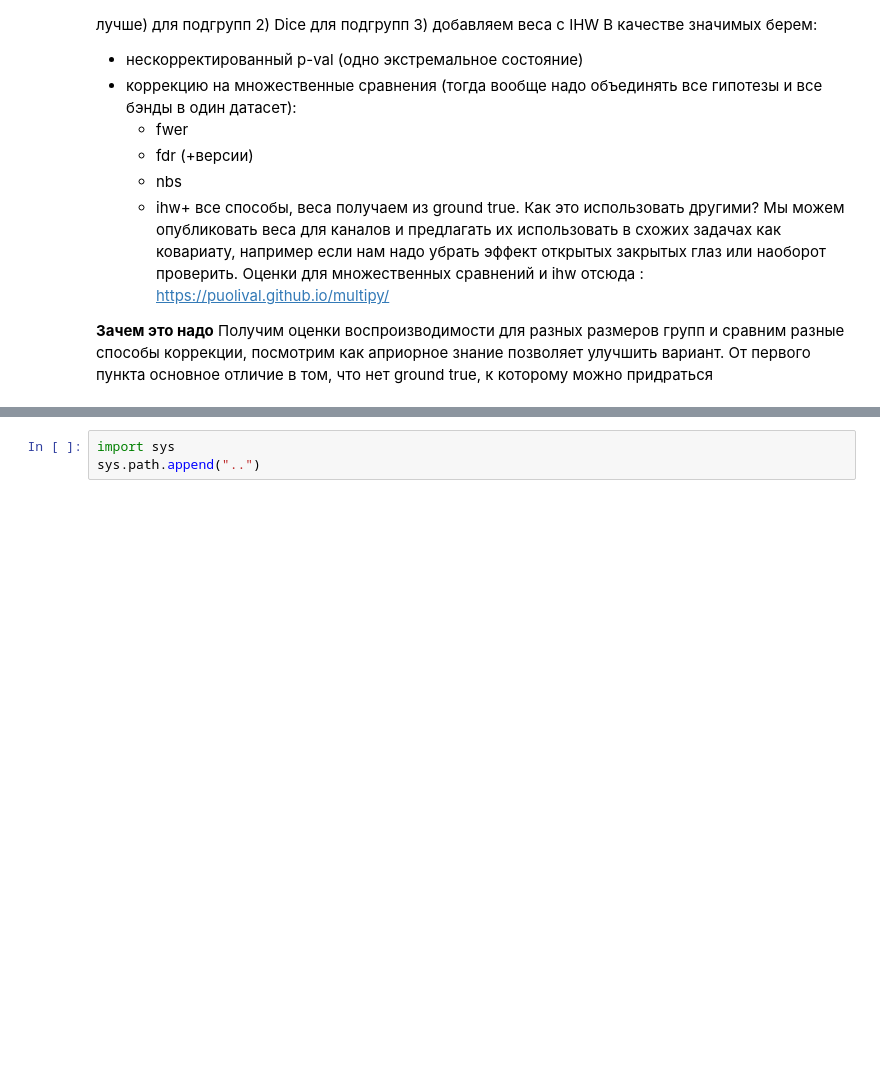
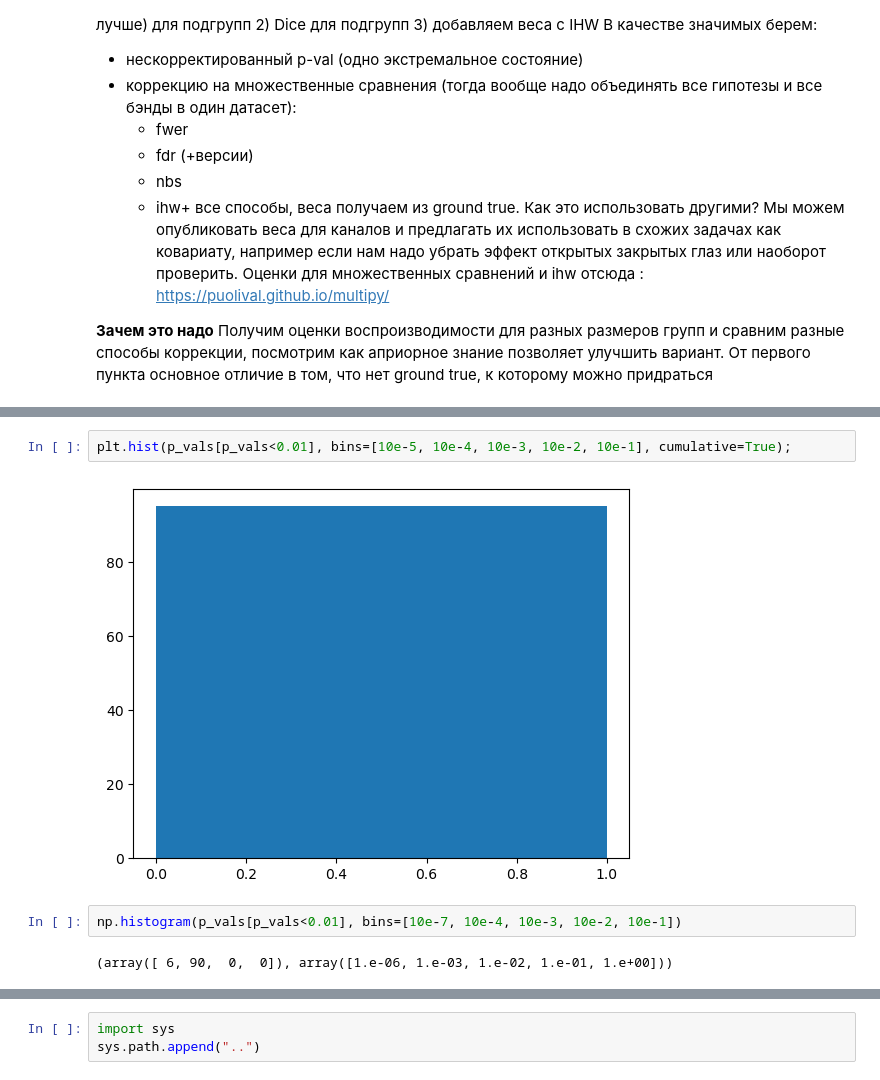
Before and after one commit to iknyazeva/EEGAnalysis, a Jupyter notebook: notebooks/ReproducibilityDiffCorrections.ipynb, the cells around one changed output, grey strips where cells are left out. Cells and saved outputs as stored; diff of their text form; blank space fills up the shorter version.

```diff
--- a/notebooks/ReproducibilityDiffCorrections.ipynb
+++ b/notebooks/ReproducibilityDiffCorrections.ipynb
@@ -22,0 +49,8 @@
+# %%
+plt.hist(p_vals[p_vals<0.01], bins=[10e-5, 10e-4, 10e-3, 10e-2, 10e-1], cumulative=True);
+# %% [output]
+[figure, added]
+# %%
+np.histogram(p_vals[p_vals<0.01], bins=[10e-7, 10e-4, 10e-3, 10e-2, 10e-1])
+# %% [output]
+(array([ 6, 90,  0,  0]), array([1.e-06, 1.e-03, 1.e-02, 1.e-01, 1.e+00]))
```
Also changed, not shown: parts of 9 cells of this notebook, 14 other files.
